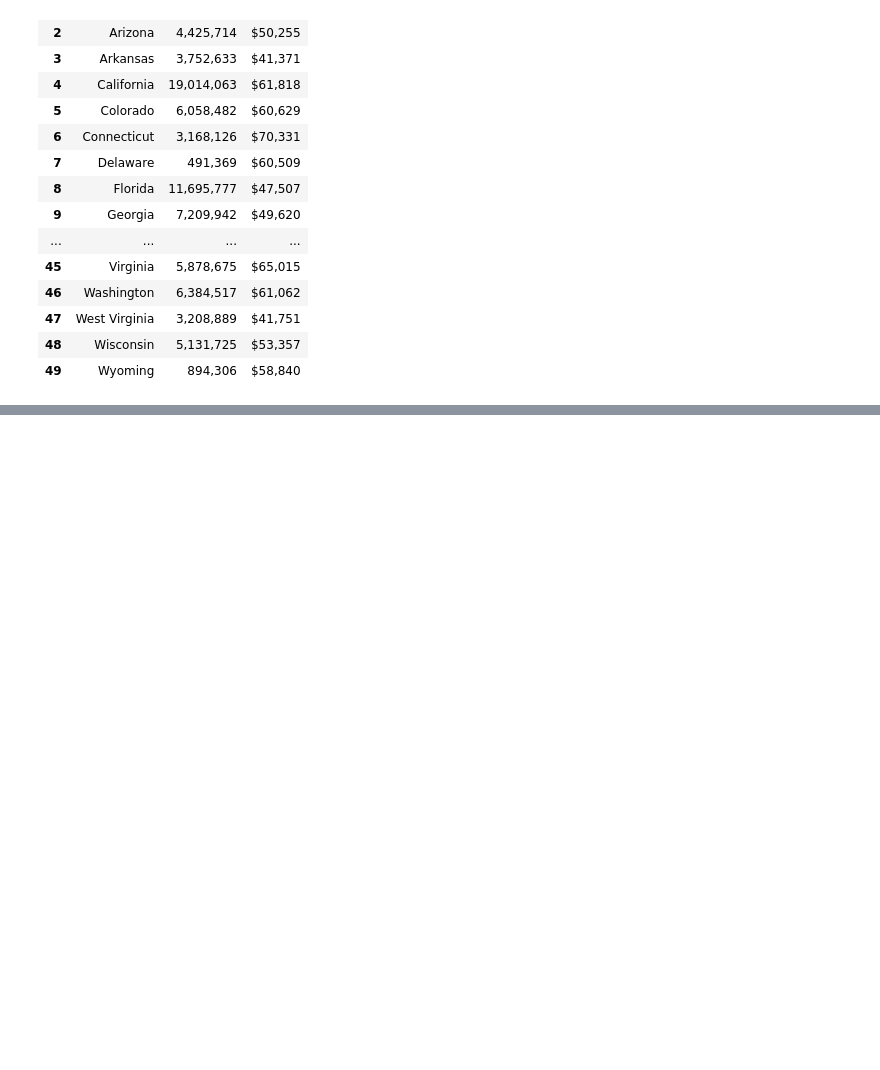
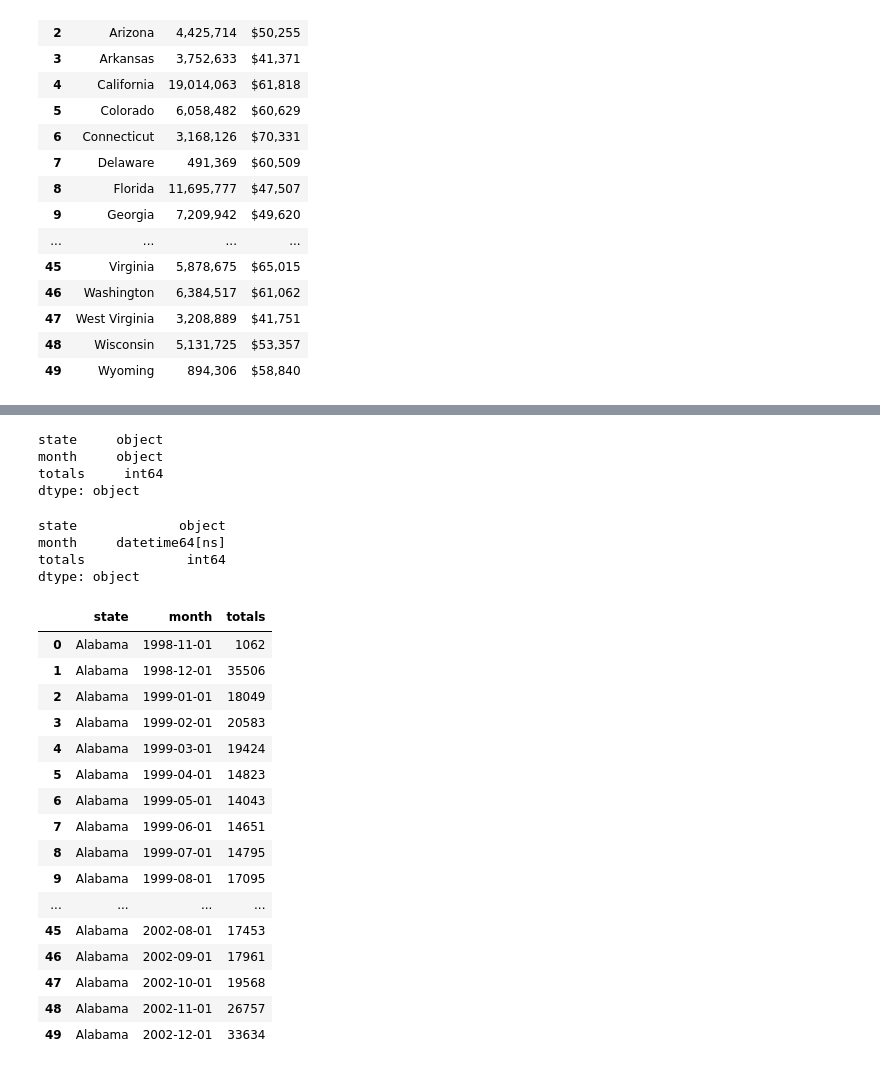
Before and after one commit to roodhouse/udacity_notebooks, a Jupyter notebook: projects/database_ncis_and_census_data/explore.ipynb, the cells around one changed output, grey strips where cells are left out. Saved outputs shown, nothing was run; the diff lists cells and outputs as text; code cells hidden in the pictures; blank space fills up the shorter version.

```diff
--- a/projects/database_ncis_and_census_data/explore.ipynb
+++ b/projects/database_ncis_and_census_data/explore.ipynb
@@ -374,0 +355,2 @@ gun_q2_group.head()
+# %%
+gun_q2_group = df_gun_q2.groupby(['state', 'month'])['totals'].sum().reset_index()
@@ -374,0 +368,36 @@ gun_q2_group.head()
+# %%
+gun_q2_group.dtypes
+# %% [output]
+state     object
+month     object
+totals     int64
+dtype: object
+# %%
+gun_q2_group['month'] = pd.to_datetime(gun_q2_group['month'])
+# %%
+gun_q2_group.dtypes
+# %% [output]
+state             object
+month     datetime64[ns]
+totals             int64
+dtype: object
+# %%
+gun_q2_group.head(50)
+# %% [output]
+|  | state | month | totals |
+| 0 | Alabama | 1998-11-01 | 1062 |
+| 1 | Alabama | 1998-12-01 | 35506 |
+| 2 | Alabama | 1999-01-01 | 18049 |
+| 3 | Alabama | 1999-02-01 | 20583 |
+| 4 | Alabama | 1999-03-01 | 19424 |
+| 5 | Alabama | 1999-04-01 | 14823 |
+| 6 | Alabama | 1999-05-01 | 14043 |
+| 7 | Alabama | 1999-06-01 | 14651 |
+| 8 | Alabama | 1999-07-01 | 14795 |
+| 9 | Alabama | 1999-08-01 | 17095 |
+| ... | ... | ... | ... |
+| 45 | Alabama | 2002-08-01 | 17453 |
+| 46 | Alabama | 2002-09-01 | 17961 |
+| 47 | Alabama | 2002-10-01 | 19568 |
+| 48 | Alabama | 2002-11-01 | 26757 |
+| 49 | Alabama | 2002-12-01 | 33634 |
```
Also changed, not shown: parts of 15 cells of this notebook.
